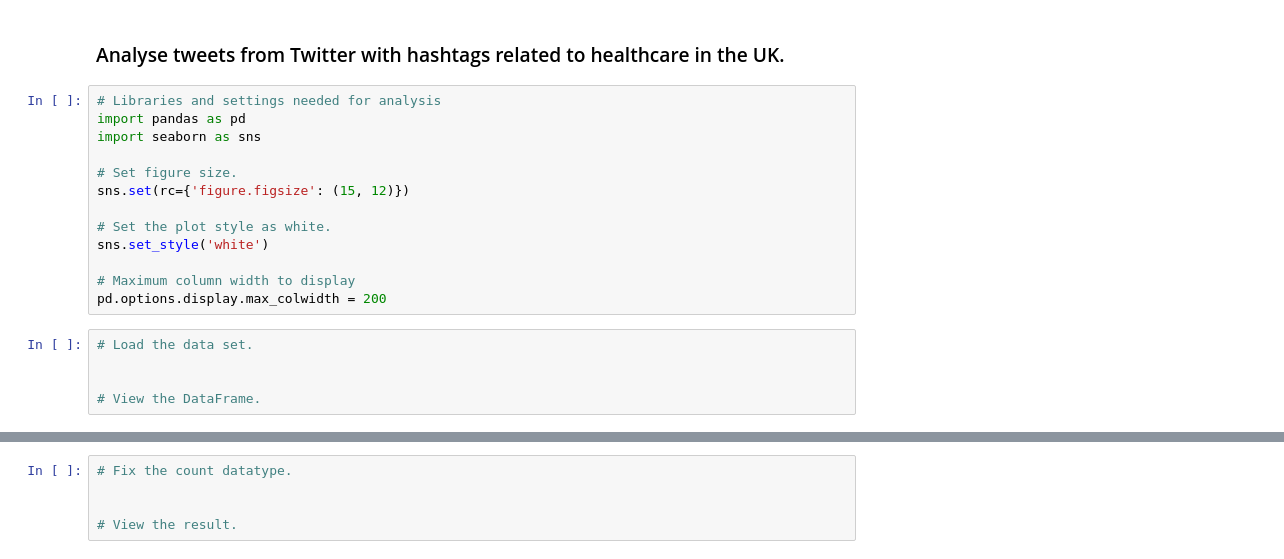
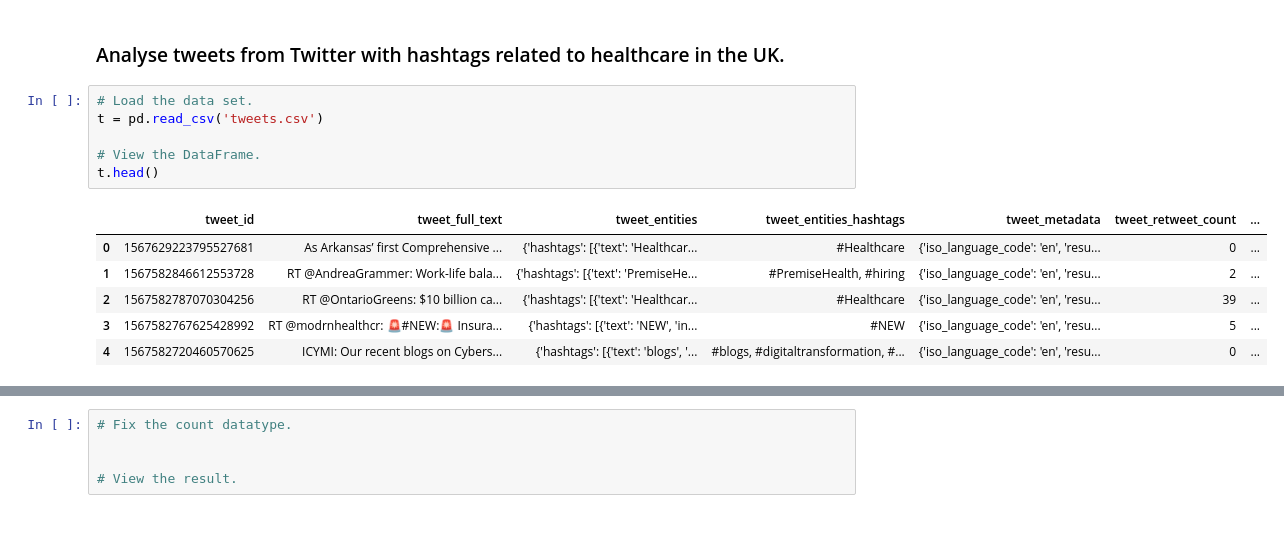
Before and after one commit to rohitabraham86/LSE_DA_NHS_analysis_rohit, a Jupyter notebook: nhs.ipynb, the cells around one changed output, grey strips where cells are left out. Cells and saved outputs as stored; diff of their text form; blank space fills up the shorter version.

```diff
--- a/nhs.ipynb
+++ b/nhs.ipynb
@@ -941,23 +941,18 @@ plt.savefig('seasons_plot.png')
 # Assignment activity 5
 # %% [markdown]
 ### Analyse tweets from Twitter with hashtags related to healthcare in the UK.
-# %%
-# Libraries and settings needed for analysis
-import pandas as pd
-import seaborn as sns
-
-# Set figure size.
-sns.set(rc={'figure.figsize': (15, 12)})
-
-# Set the plot style as white.
-sns.set_style('white')
-
-# Maximum column width to display
-pd.options.display.max_colwidth = 200
 # %%
 # Load the data set.
-
+t = pd.read_csv('tweets.csv')
 
 # View the DataFrame.
+t.head()
+# %% [output]
+|  | tweet_id | tweet_full_text | tweet_entities | tweet_entities_hashtags | tweet_metadata | tweet_retweet_count | ... |
+| 0 | 1567629223795527681 | As Arkansas’ first Comprehensive ... | {'hashtags': [{'text': 'Healthcar... | #Healthcare | {'iso_language_code': 'en', 'resu... | 0 | ... |
+| 1 | 1567582846612553728 | RT @AndreaGrammer: Work-life bala... | {'hashtags': [{'text': 'PremiseHe... | #PremiseHealth, #hiring | {'iso_language_code': 'en', 'resu... | 2 | ... |
+| 2 | 1567582787070304256 | RT @OntarioGreens: $10 billion ca... | {'hashtags': [{'text': 'Healthcar... | #Healthcare | {'iso_language_code': 'en', 'resu... | 39 | ... |
+| 3 | 1567582767625428992 | RT @modrnhealthcr: 🚨#NEW:🚨 Insura... | {'hashtags': [{'text': 'NEW', 'in... | #NEW | {'iso_language_code': 'en', 'resu... | 5 | ... |
+| 4 | 1567582720460570625 | ICYMI: Our recent blogs on Cybers... | {'hashtags': [{'text': 'blogs', '... | #blogs, #digitaltransformation, #... | {'iso_language_code': 'en', 'resu... | 0 | ... |
 # %%
 # Explore the metadata.
```
Also changed, not shown: parts of 20 cells of this notebook.
